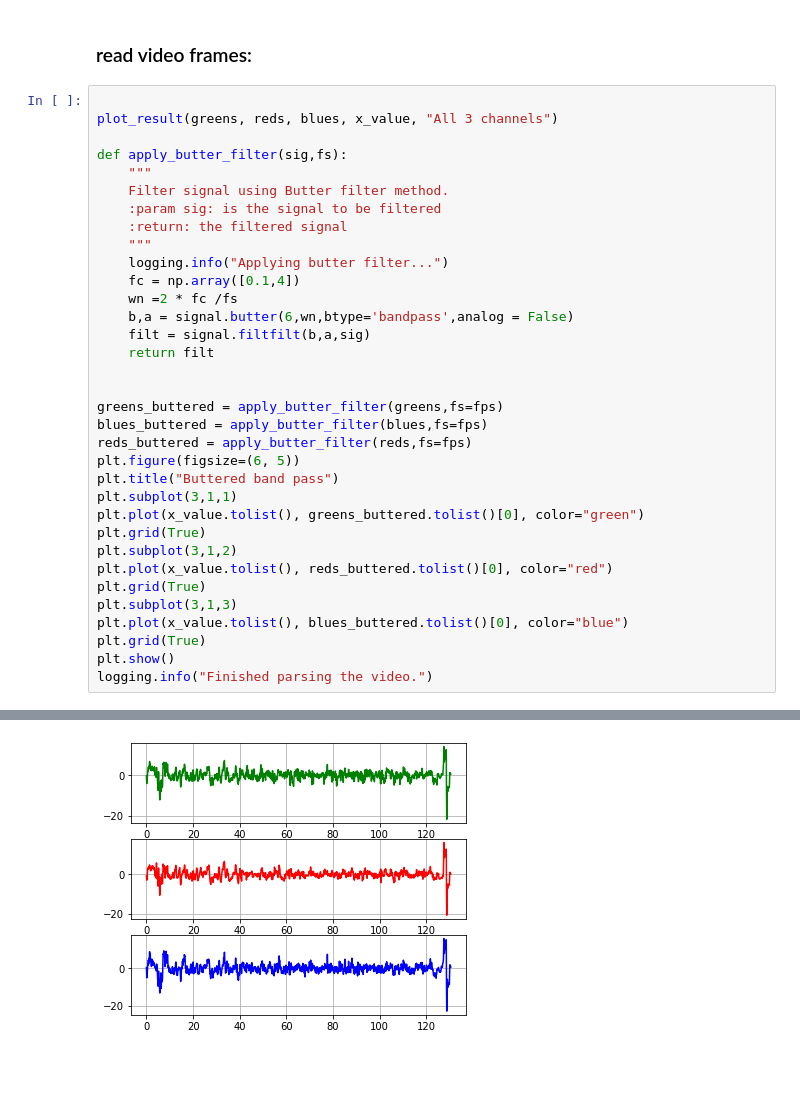
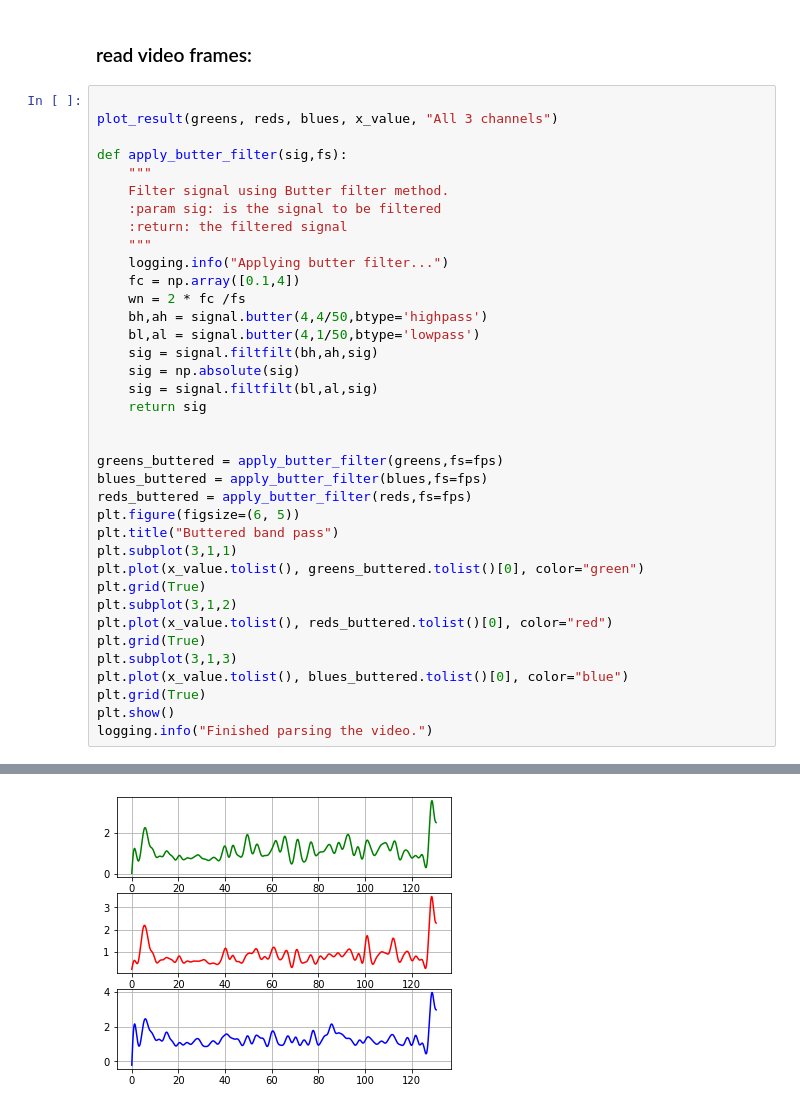
Before and after one commit to eyalgolan/KOIOS, a Jupyter notebook: basic_implementation.ipynb, the cells around one changed output, grey strips where cells are left out. Saved outputs shown, nothing was run; the diff lists cells and outputs as text; blank space fills up the shorter version.

Commit message:
Plotting all 3 channels in a jupyter notebook, add butter filter method

```diff
--- a/basic_implementation.ipynb
+++ b/basic_implementation.ipynb
@@ -307,10 +307,13 @@ def apply_butter_filter(sig,fs):
     """
     logging.info("Applying butter filter...")
     fc = np.array([0.1,4])
-    wn =2 * fc /fs
-    b,a = signal.butter(6,wn,btype='bandpass',analog = False)
-    filt = signal.filtfilt(b,a,sig)
-    return filt
+    wn = 2 * fc /fs
+    bh,ah = signal.butter(4,4/50,btype='highpass')
+    bl,al = signal.butter(4,1/50,btype='lowpass')
+    sig = signal.filtfilt(bh,ah,sig)
+    sig = np.absolute(sig)
+    sig = signal.filtfilt(bl,al,sig)
+    return sig
 
 
 greens_buttered = apply_butter_filter(greens,fs=fps)
@@ -340 +343 @@ logging.info("Finished parsing the video.")
-[figure, old version]
+[figure, new version]
```
Also changed, not shown: parts of 4 cells of this notebook.
